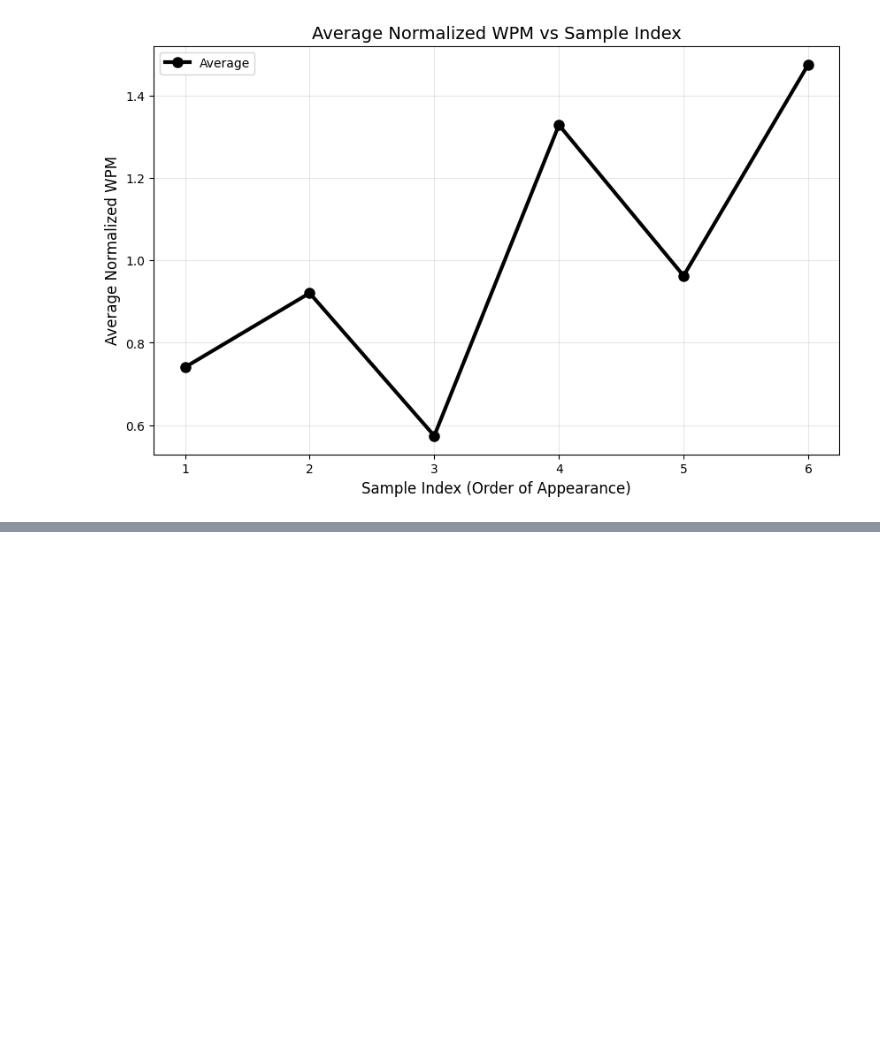
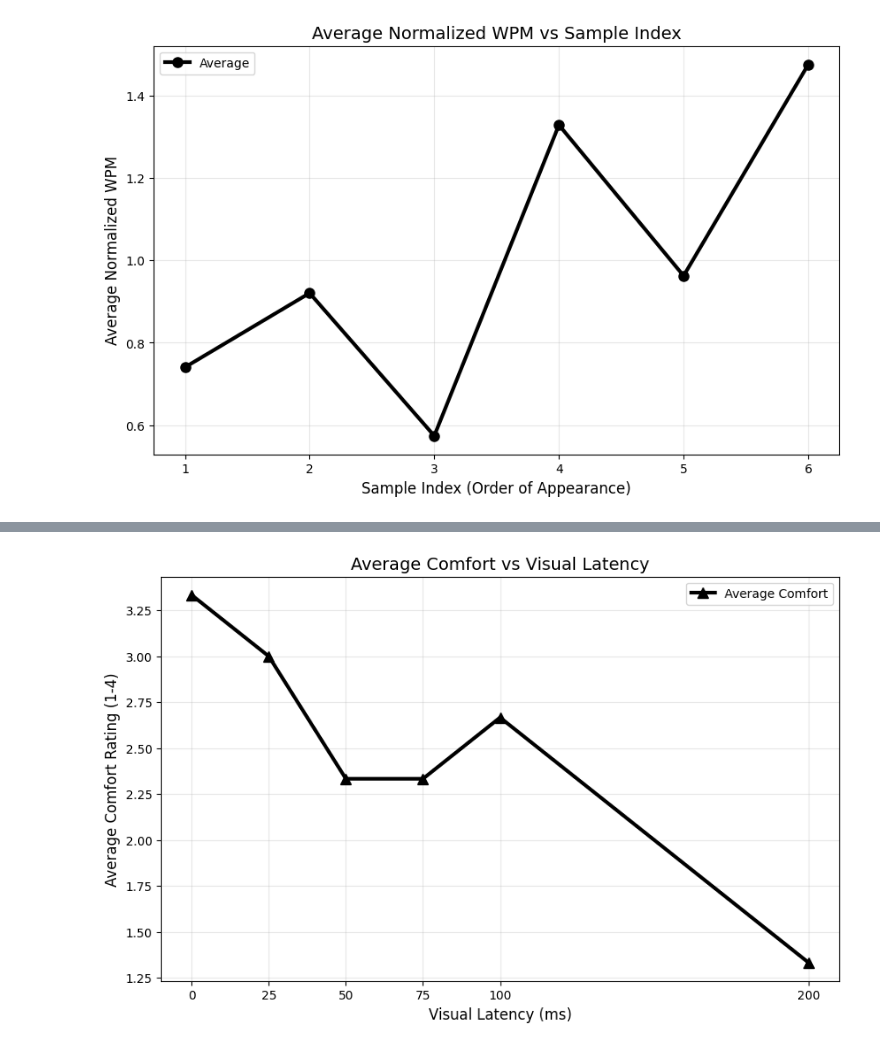
Before and after one commit to Sigmarik/infomscip-assignment-3-user-study, a Jupyter notebook: data/plots.ipynb, the cells around one changed output, grey strips where cells are left out. Cells and saved outputs as stored; diff of their text form; code cells hidden in the pictures; blank space fills up the shorter version.

Commit message:
feat: average comfort plots

```diff
--- a/data/plots.ipynb
+++ b/data/plots.ipynb
@@ -233,3 +233,12 @@ plt.grid(True, alpha=0.3)
 plt.show()
 # %% [output]
 [figure]
+# %%
+# Group by Visual Latency and calculate the mean Comfort across all participants
+avg_comfort_df = df.groupby('Visual Latency')['Comfort'].mean().reset_index()
+
+# Sort by Latency to ensure the line plots correctly
+avg_comfort_df = avg_comfort_df.sort_values('Visual Latency')
+
+# Optional: Display the aggregated data
+display(avg_comfort_df)
@@ -235,0 +253,16 @@ plt.show()
+# %%
+plt.figure(figsize=(10, 6))
+
+# Plot the average comfort line (black, thicker line, triangle marker to match previous comfort plots)
+plt.plot(avg_comfort_df['Visual Latency'], avg_comfort_df['Comfort'],
+         marker='^', color='black', linewidth=3, markersize=8, label='Average Comfort')
+
+plt.title('Average Comfort vs Visual Latency', fontsize=14)
+plt.xlabel('Visual Latency (ms)', fontsize=12)
+plt.ylabel('Average Comfort Rating (1-4)', fontsize=12)
+plt.xticks(df['Visual Latency'].unique())
+plt.legend()
+plt.grid(True, alpha=0.3)
+plt.show()
+# %% [output]
+[figure, added]
```
Also changed, not shown: parts of 3 cells of this notebook.
